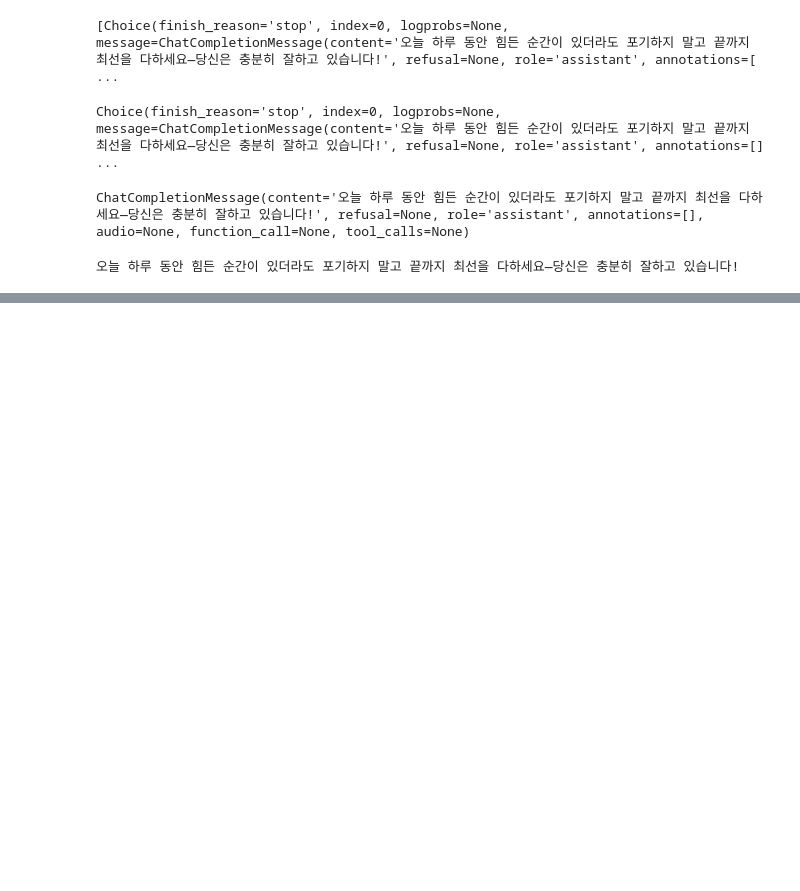
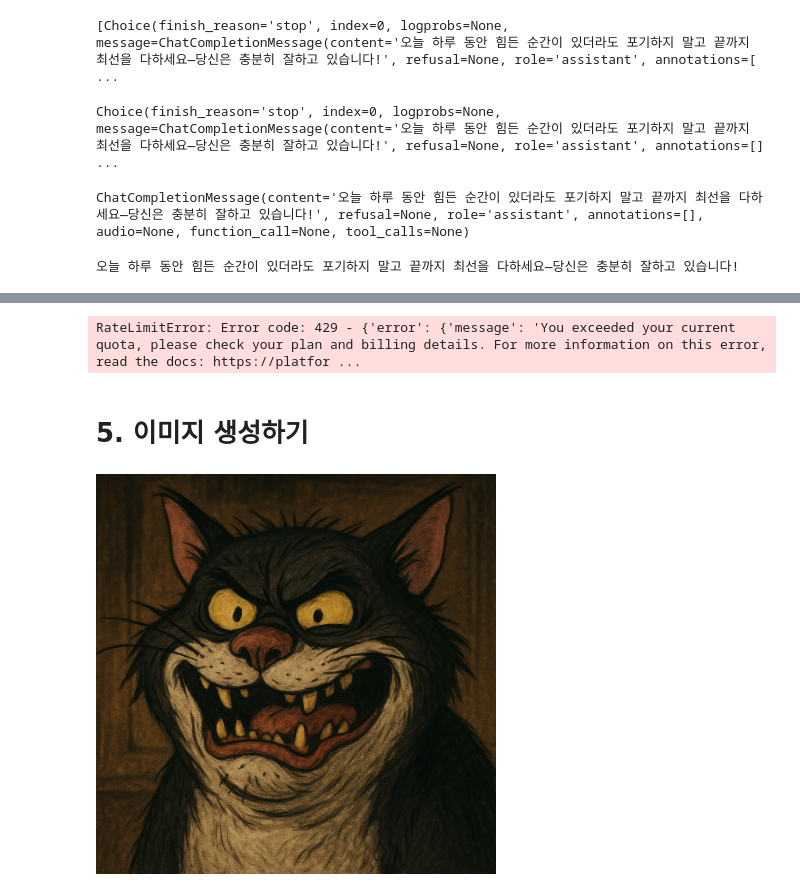
Before and after one commit to chayojun/09_LLM-Project-Study, a Jupyter notebook: src/01_llm_exercise.ipynb, the cells around one changed output, grey strips where cells are left out. Cells and saved outputs as stored; diff of their text form; code cells hidden in the pictures; blank space fills up the shorter version.

```diff
--- a/src/01_llm_exercise.ipynb
+++ b/src/01_llm_exercise.ipynb
@@ -54,3 +360,10 @@ ChatCompletionMessage(content='오늘 하루 동안 힘든 순간이 있더라
 print(response.choices[0].message.content)
 # %% [output]
 오늘 하루 동안 힘든 순간이 있더라도 포기하지 말고 끝까지 최선을 다하세요—당신은 충분히 잘하고 있습니다!
+# %%
+prompt = """
+그냥... 뭔가 따뜻하고 포근한 느낌이었으면 좋겠어. 고양이인데 털이 진짜 복실복실했으면 해, 막 만지고 싶을 정도로.
+아 맞다, 햇빛이 꼭 있어야 해. 되게 부드럽게 내려오는 햇살, 알지? 아침보다는 오후 느낌이 좋은 것 같아.
+그리고 약간 몽환적인 분위기? 현실 같지 않은 정원에서 고양이가 앉아있는데, 막 눈이 반짝거리고 약간 애니메이션 느낌으로? 아 너무 귀엽게 그려졌으면 좋겠다.
+고양이는 흰색이거나 연한 회색이면 좋겠고, 아 배경에 꽃이 많았으면 해. 나비도 좀 있었으면 좋겠고. 아 너무 많은 색은 아니었으면 해. 그냥 부드러운 파스텔톤? 좀... 꿈속처럼.
+"""
@@ -56,0 +468,5 @@ print(response.choices[0].message.content)
+# %%
+answer = chat(system_prompt, review2)
+print(answer)
+# %% [output]
+RateLimitError: Error code: 429 - {'error': {'message': 'You exceeded your current quota, please check your plan and billing details. For more information on this error, read the docs: https://platfor ...
@@ -56,0 +480,29 @@ print(response.choices[0].message.content)
+# %% [markdown]
+# 5. 이미지 생성하기
+# %%
+import openai
+import base64
+from IPython.display import Image as IPImage, display
+
+def generate_image(prompt):
+    # 요청 및 응답
+    response = openai.images.generate(
+        model="gpt-image-1",
+        prompt=prompt,
+        size="1024x1024",
+        quality="auto",
+        n=1
+    )
+
+    # 이미지 출력
+    image_base64 = response.data[0].b64_json
+    image_bytes = base64.b64decode(image_base64)
+    display(IPImage(data=image_bytes, width=400))
+# %%
+# 목표: 우리반 마스코트 캐릭터 만들기
+prompt = """
+영화에 나오는 빌런 역할 고양이 겁나 웃기고 못생기게 그려줘
+"""
+generate_image(prompt)
+# %% [output]
+[figure, added]
```
Also changed, not shown: parts of 34 cells of this notebook, 8 other files.
